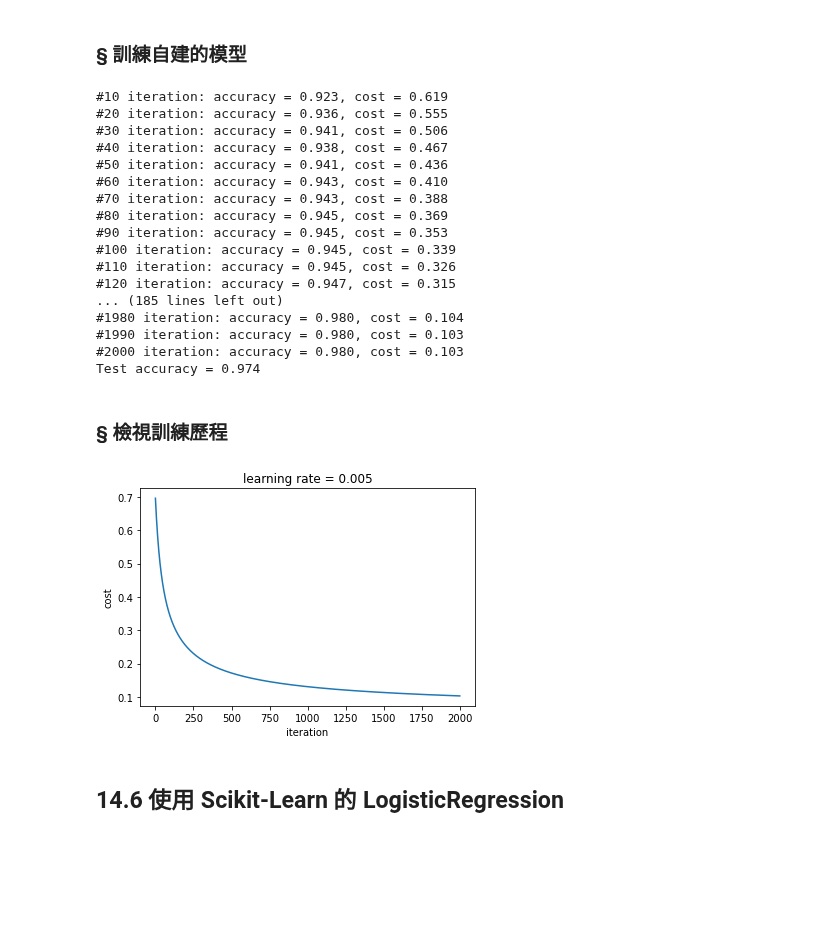
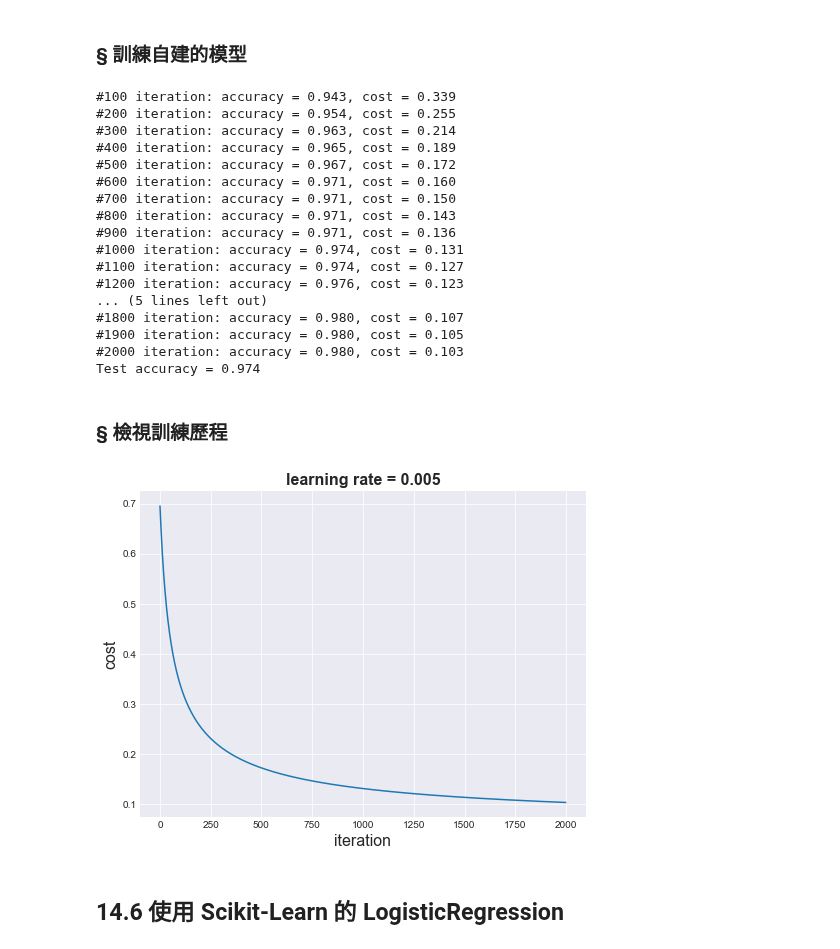
Before and after one commit to twMr7/Python-Machine-Learning, a Jupyter notebook: 14-Building_A_Machine_Learning_Model_from_Scratch.ipynb, the cells around one changed output. Drawn from its saved outputs; the diff is of its cells as text; code cells hidden in the pictures; blank space fills up the shorter version.

```diff
--- a/14-Building_A_Machine_Learning_Model_from_Scratch.ipynb
+++ b/14-Building_A_Machine_Learning_Model_from_Scratch.ipynb
@@ -49,3 +49,11 @@ $$
 監督式學習中，根據學習目標數據的特質有不同的解決手法。 常見的術語，例如從手寫數字的影像辨識成有限數量的 0 到 9 的數字類別，這樣的問題稱為 **分類（classification）** 問題，由於是分辨多個類別的其中一種，又叫 **多元分類（multiclass classification）**。 如果是醫學中常見的區分有病（positive）、沒病（negative）的推斷，稱為 **二元分類（binary classification）**。 現實中另外還常見有一種輸入帶有多種類別標籤的數據，例如電影的分類，某部片可能同時有家庭、科幻、動作、史詩、愛情片，這種稱為 **multi-label calssification**。 假如問題輸出的目標包含一個或多個連續數值的變量，則稱為 **回歸（regression）**。
 
 另外有一種 **非監督式學習（unsupervised learning）** 的方式，使用的訓練集資料沒有包含任何對應的目標向量，而學習的目標則是從資料集中探索如何將類似的觀察資料分門別類，稱為 **聚類（clustering）**。
+# %%
+# 預載入必要模組與環境設定
+%matplotlib inline
+import matplotlib.pyplot as plt
+plt.style.use('seaborn-darkgrid')
+
+import numpy as np
+import pandas as pd
@@ -651,7 +660,7 @@ class BinaryLogisticRegression:
             self.b -= self.eta * db
             # keep the cost
             self.costs.append(cost)
-            if i % 10 == 0:
+            if i % 100 == 0:
                 acc = accuracy(Y, self.predict(X))
                 print('#{} iteration: accuracy = {:.3f}, cost = {:.3f}'.format(i, acc, cost), flush=True)
 
@@ -692,35 +701,35 @@ blr.fit(X_train, Y_train)
 Y_predict = blr.predict(X_test)
 print('Test accuracy = {:.3f}'.format(accuracy(Y_test, Y_predict)))
 # %% [output]
-#10 iteration: accuracy = 0.923, cost = 0.619
-#20 iteration: accuracy = 0.936, cost = 0.555
-#30 iteration: accuracy = 0.941, cost = 0.506
-#40 iteration: accuracy = 0.938, cost = 0.467
-#50 iteration: accuracy = 0.941, cost = 0.436
-#60 iteration: accuracy = 0.943, cost = 0.410
-#70 iteration: accuracy = 0.943, cost = 0.388
-#80 iteration: accuracy = 0.945, cost = 0.369
-#90 iteration: accuracy = 0.945, cost = 0.353
-#100 iteration: accuracy = 0.945, cost = 0.339
-#110 iteration: accuracy = 0.945, cost = 0.326
-#120 iteration: accuracy = 0.947, cost = 0.315
-... (185 lines left out)
-#1980 iteration: accuracy = 0.980, cost = 0.104
-#1990 iteration: accuracy = 0.980, cost = 0.103
+#100 iteration: accuracy = 0.943, cost = 0.339
+#200 iteration: accuracy = 0.954, cost = 0.255
+#300 iteration: accuracy = 0.963, cost = 0.214
+#400 iteration: accuracy = 0.965, cost = 0.189
+#500 iteration: accuracy = 0.967, cost = 0.172
+#600 iteration: accuracy = 0.971, cost = 0.160
+#700 iteration: accuracy = 0.971, cost = 0.150
+#800 iteration: accuracy = 0.971, cost = 0.143
+#900 iteration: accuracy = 0.971, cost = 0.136
+#1000 iteration: accuracy = 0.974, cost = 0.131
+#1100 iteration: accuracy = 0.974, cost = 0.127
+#1200 iteration: accuracy = 0.976, cost = 0.123
+... (5 lines left out)
+#1800 iteration: accuracy = 0.980, cost = 0.107
+#1900 iteration: accuracy = 0.980, cost = 0.105
 #2000 iteration: accuracy = 0.980, cost = 0.103
 Test accuracy = 0.974
 # %% [markdown]
 ### § 檢視訓練歷程
 # %%
 # plot the learning history
-fig, ax = plt.subplots()
+_, ax = plt.subplots(figsize=(8, 6))
 ax.plot(blr.costs)
-ax.set_xlabel('iteration')
-ax.set_ylabel('cost')
-ax.set_title('learning rate = {}'.format(blr.eta))
+ax.set_xlabel('iteration', fontsize=16)
+ax.set_ylabel('cost', fontsize=16)
+ax.set_title('learning rate = {}'.format(blr.eta), fontsize=16, fontweight='bold')
 plt.show()
 # %% [output]
-[figure, old version]
+[figure, new version]
 # %% [markdown]
 <a id="sklearn-lr"></a>
 
```
Also changed, not shown: parts of 12 cells of this notebook.
